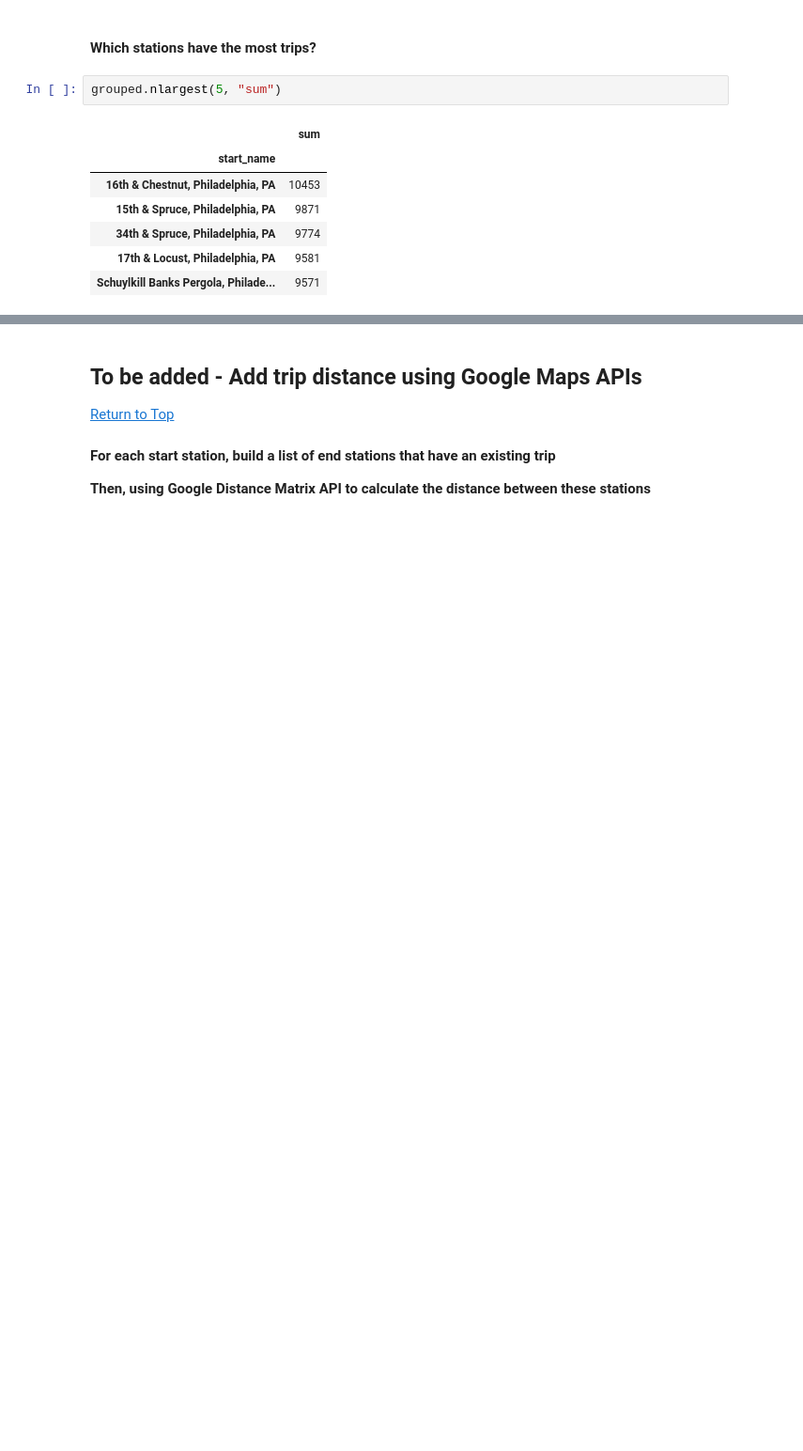
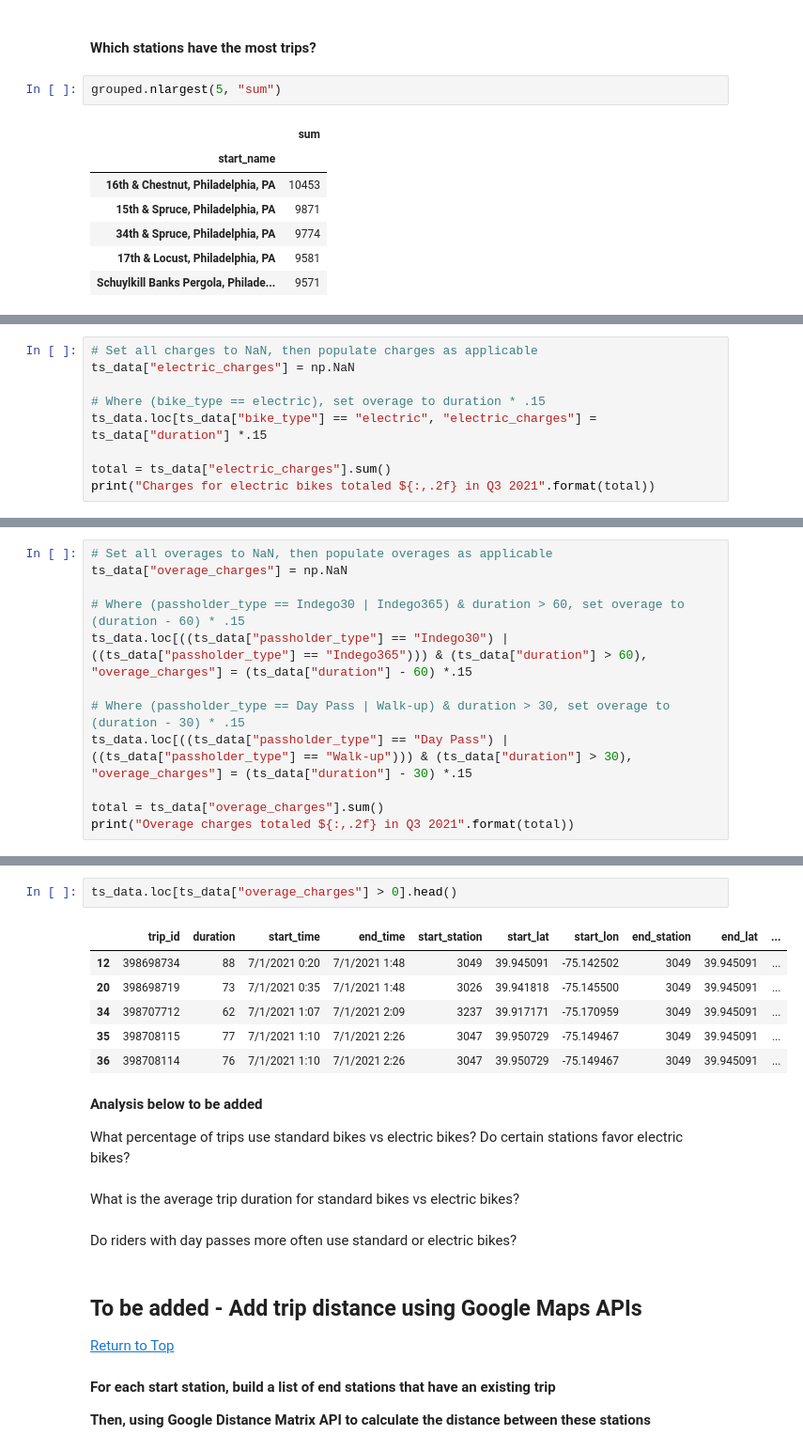
Before and after one commit to MichaelStinson/Indego-City-Bikes-with-Google-Maps-API, a Jupyter notebook: Indego Analysis with Google Maps APIs.ipynb, the cells around one changed output, grey strips where cells are left out. Shown at 94% size. Cells and saved outputs as stored; diff of their text form; blank space fills up the shorter version.

```diff
--- a/Indego Analysis with Google Maps APIs.ipynb
+++ b/Indego Analysis with Google Maps APIs.ipynb
@@ -427 +399,10 @@ How much revenue was generated in electric bike fees?
 - Trips using an electric bike charge an extra $.15 per minute
+# %%
+# Set all charges to NaN, then populate charges as applicable
+ts_data["electric_charges"] = np.NaN
+
+# Where (bike_type == electric), set overage to duration * .15
+ts_data.loc[ts_data["bike_type"] == "electric", "electric_charges"] = ts_data["duration"] *.15
+
+total = ts_data["electric_charges"].sum()
+print("Charges for electric bikes totaled ${:,.2f} in Q3 2021".format(total))
@@ -442,0 +430,12 @@ dtype: int64
+# %%
+# Set all overages to NaN, then populate overages as applicable
+ts_data["overage_charges"] = np.NaN
+
+# Where (passholder_type == Indego30 | Indego365) & duration > 60, set overage to (duration - 60) * .15
+ts_data.loc[((ts_data["passholder_type"] == "Indego30") | ((ts_data["passholder_type"] == "Indego365"))) & (ts_data["duration"] > 60), "overage_charges"] = (ts_data["duration"] - 60) *.15
+
+# Where (passholder_type == Day Pass | Walk-up) & duration > 30, set overage to (duration - 30) * .15
+ts_data.loc[((ts_data["passholder_type"] == "Day Pass") | ((ts_data["passholder_type"] == "Walk-up"))) & (ts_data["duration"] > 30), "overage_charges"] = (ts_data["duration"] - 30) *.15
+
+total = ts_data["overage_charges"].sum()
+print("Overage charges totaled ${:,.2f} in Q3 2021".format(total))
@@ -443,3 +449,20 @@ dtype: int64
+# %%
+ts_data.loc[ts_data["overage_charges"] > 0].head()
+# %% [output]
+|  | trip_id | duration | start_time | end_time | start_station | start_lat | start_lon | end_station | end_lat | ... |
+| 12 | 398698734 | 88 | 7/1/2021 0:20 | 7/1/2021 1:48 | 3049 | 39.945091 | -75.142502 | 3049 | 39.945091 | ... |
+| 20 | 398698719 | 73 | 7/1/2021 0:35 | 7/1/2021 1:48 | 3026 | 39.941818 | -75.145500 | 3049 | 39.945091 | ... |
+| 34 | 398707712 | 62 | 7/1/2021 1:07 | 7/1/2021 2:09 | 3237 | 39.917171 | -75.170959 | 3049 | 39.945091 | ... |
+| 35 | 398708115 | 77 | 7/1/2021 1:10 | 7/1/2021 2:26 | 3047 | 39.950729 | -75.149467 | 3049 | 39.945091 | ... |
+| 36 | 398708114 | 76 | 7/1/2021 1:10 | 7/1/2021 2:26 | 3047 | 39.950729 | -75.149467 | 3049 | 39.945091 | ... |
+# %% [markdown]
+**Analysis below to be added**
+
+What percentage of trips use standard bikes vs electric bikes? Do certain stations favor electric bikes?
+# %% [markdown]
+What is the average trip duration for standard bikes vs electric bikes?
+# %% [markdown]
+Do riders with day passes more often use standard or electric bikes?
 # %% [markdown]
 ## <a name="adddistancedata"></a> To be added - Add trip distance using Google Maps APIs
 [Return to Top](#top)
```
Also changed, not shown: parts of 16 cells of this notebook.
